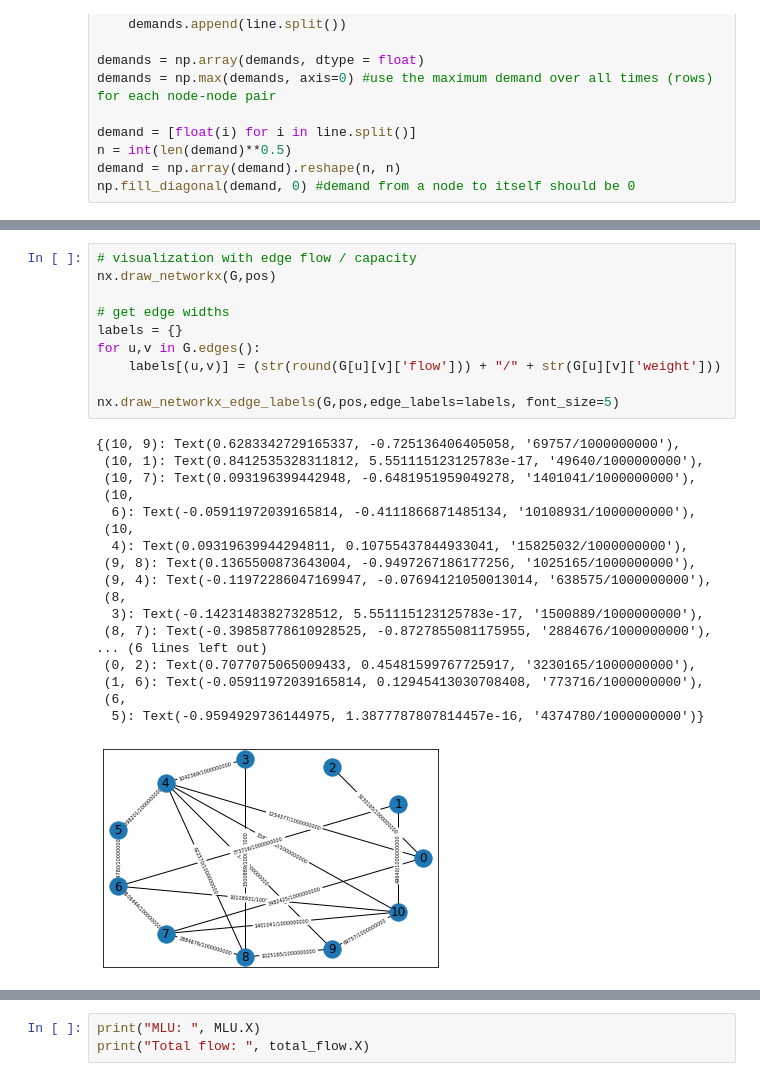
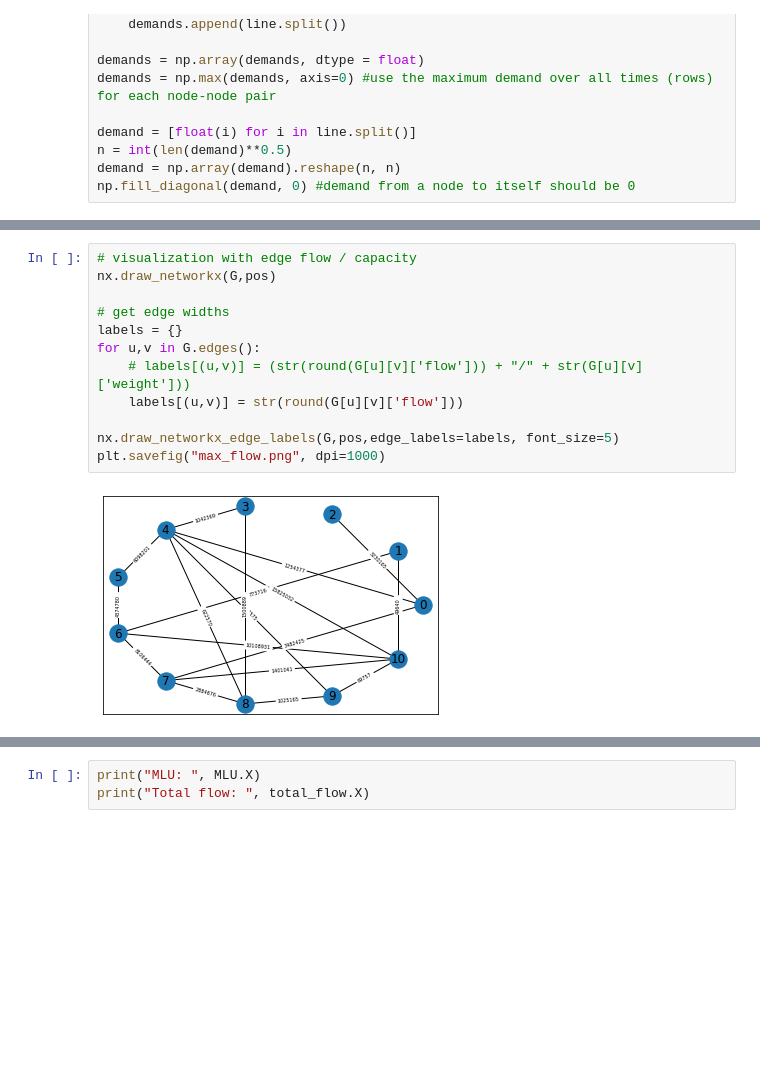
Before and after one commit to benbananas/NetworksFinal, a Jupyter notebook: proj.ipynb, the cells around one changed output, grey strips where cells are left out. Drawn from its saved outputs; the diff is of its cells as text; blank space fills up the shorter version.

Commit message:
added visualizations

```diff
--- a/proj.ipynb
+++ b/proj.ipynb
@@ -173,32 +157,17 @@ nx.draw(G, pos, width=widths)
 # %%
 # visualization with edge flow / capacity
 nx.draw_networkx(G,pos)
 
 # get edge widths
 labels = {}
 for u,v in G.edges():
-    labels[(u,v)] = (str(round(G[u][v]['flow'])) + "/" + str(G[u][v]['weight']))
+    # labels[(u,v)] = (str(round(G[u][v]['flow'])) + "/" + str(G[u][v]['weight']))
+    labels[(u,v)] = str(round(G[u][v]['flow']))
 
 nx.draw_networkx_edge_labels(G,pos,edge_labels=labels, font_size=5)
+plt.savefig("max_flow.png", dpi=1000)
 # %% [output]
-{(10, 9): Text(0.6283342729165337, -0.725136406405058, '69757/1000000000'),
- (10, 1): Text(0.8412535328311812, 5.551115123125783e-17, '49640/1000000000'),
- (10, 7): Text(0.093196399442948, -0.6481951959049278, '1401041/1000000000'),
- (10,
-  6): Text(-0.05911972039165814, -0.4111866871485134, '10108931/1000000000'),
- (10,
-  4): Text(0.09319639944294811, 0.10755437844933041, '15825032/1000000000'),
- (9, 8): Text(0.1365500873643004, -0.9497267186177256, '1025165/1000000000'),
- (9, 4): Text(-0.11972286047169947, -0.07694121050013014, '638575/1000000000'),
- (8,
-  3): Text(-0.14231483827328512, 5.551115123125783e-17, '1500889/1000000000'),
- (8, 7): Text(-0.39858778610928525, -0.8727855081175955, '2884676/1000000000'),
-... (6 lines left out)
- (0, 2): Text(0.7077075065009433, 0.45481599767725917, '3230165/1000000000'),
- (1, 6): Text(-0.05911972039165814, 0.12945413030708408, '773716/1000000000'),
- (6,
-  5): Text(-0.9594929736144975, 1.3877787807814457e-16, '4374780/1000000000')}
-[figure, old version]
+[figure, new version]
 # %%
 # Minimize the MLU (changing the objective function)
 
```
Also changed, not shown: parts of 9 cells of this notebook, 7 other files.
